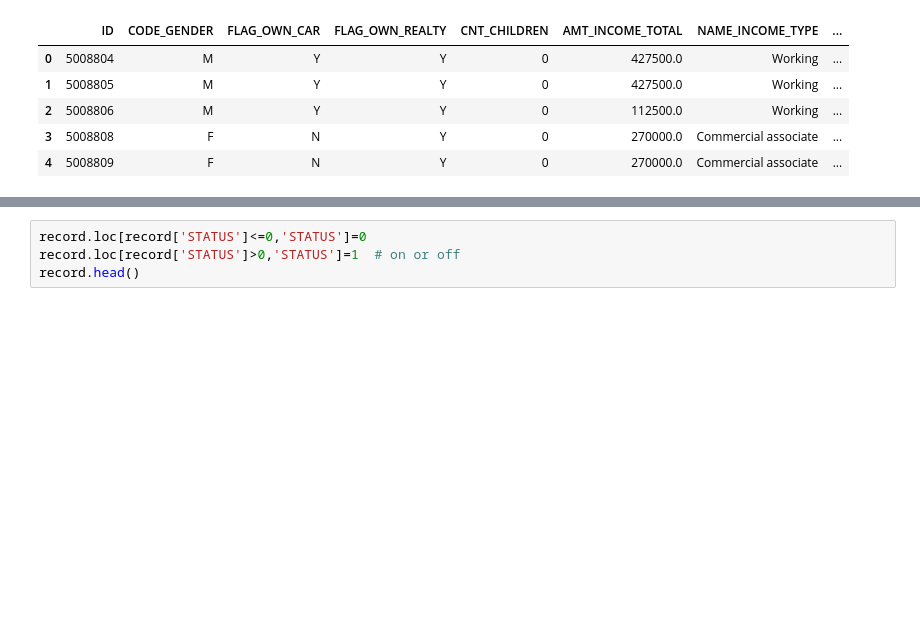
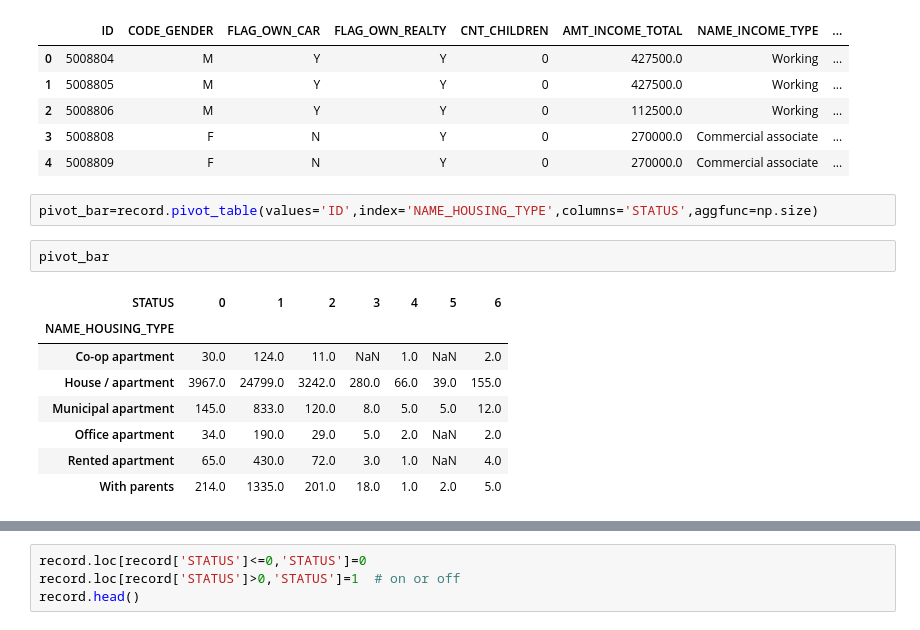
Before and after one commit to kirteshpatel98/Credit-Card-Default, a Jupyter notebook: tentative_code.ipynb, the cells around one changed output, grey strips where cells are left out. Saved outputs shown, nothing was run; the diff lists cells and outputs as text; blank space fills up the shorter version.

```diff
--- a/tentative_code.ipynb
+++ b/tentative_code.ipynb
@@ -80,3 +81,16 @@ record.head()
 | 2 | 5008806 | M | Y | Y | 0 | 112500.0 | Working | ... |
 | 3 | 5008808 | F | N | Y | 0 | 270000.0 | Commercial associate | ... |
 | 4 | 5008809 | F | N | Y | 0 | 270000.0 | Commercial associate | ... |
+# %%
+pivot_bar=record.pivot_table(values='ID',index='NAME_HOUSING_TYPE',columns='STATUS',aggfunc=np.size)
+# %%
+pivot_bar
+# %% [output]
+| STATUS | 0 | 1 | 2 | 3 | 4 | 5 | 6 |
+| NAME_HOUSING_TYPE |  |  |  |  |  |  |  |
+| Co-op apartment | 30.0 | 124.0 | 11.0 | NaN | 1.0 | NaN | 2.0 |
+| House / apartment | 3967.0 | 24799.0 | 3242.0 | 280.0 | 66.0 | 39.0 | 155.0 |
+| Municipal apartment | 145.0 | 833.0 | 120.0 | 8.0 | 5.0 | 5.0 | 12.0 |
+| Office apartment | 34.0 | 190.0 | 29.0 | 5.0 | 2.0 | NaN | 2.0 |
+| Rented apartment | 65.0 | 430.0 | 72.0 | 3.0 | 1.0 | NaN | 4.0 |
+| With parents | 214.0 | 1335.0 | 201.0 | 18.0 | 1.0 | 2.0 | 5.0 |
```
Also changed, not shown: parts of 9 cells of this notebook.
